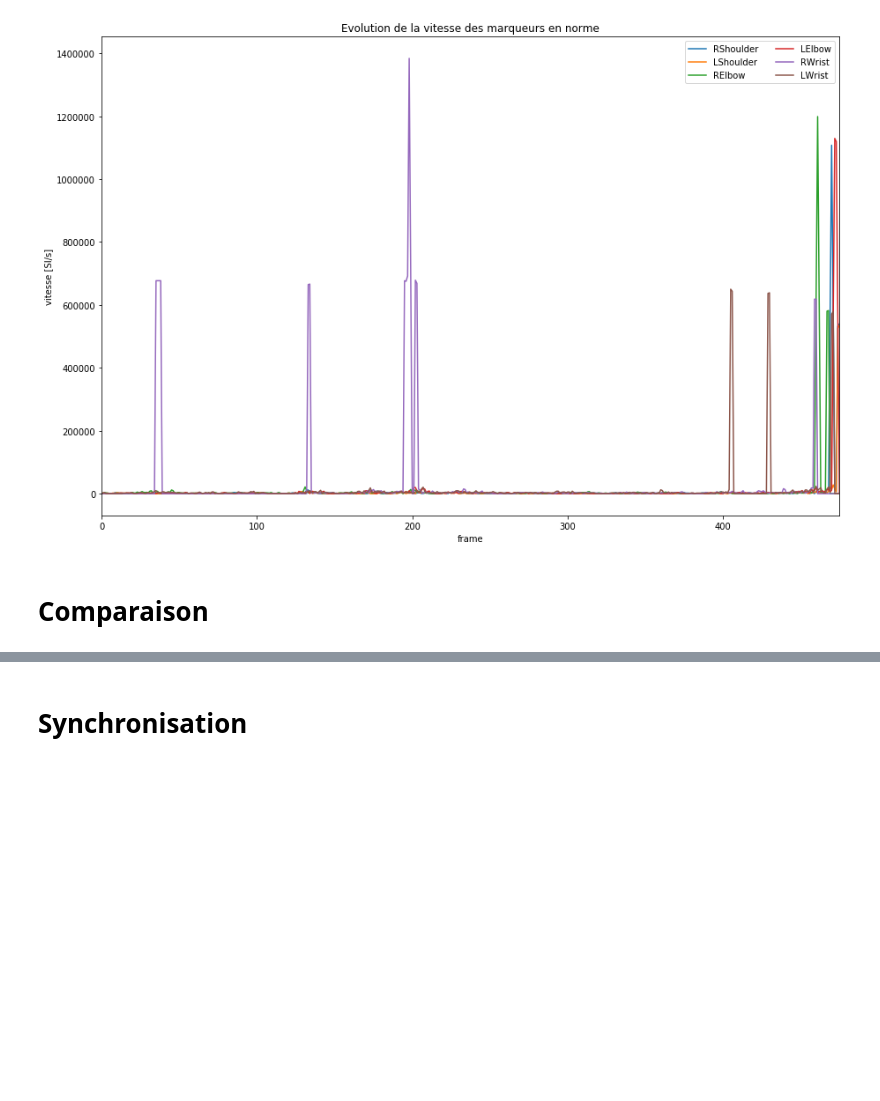
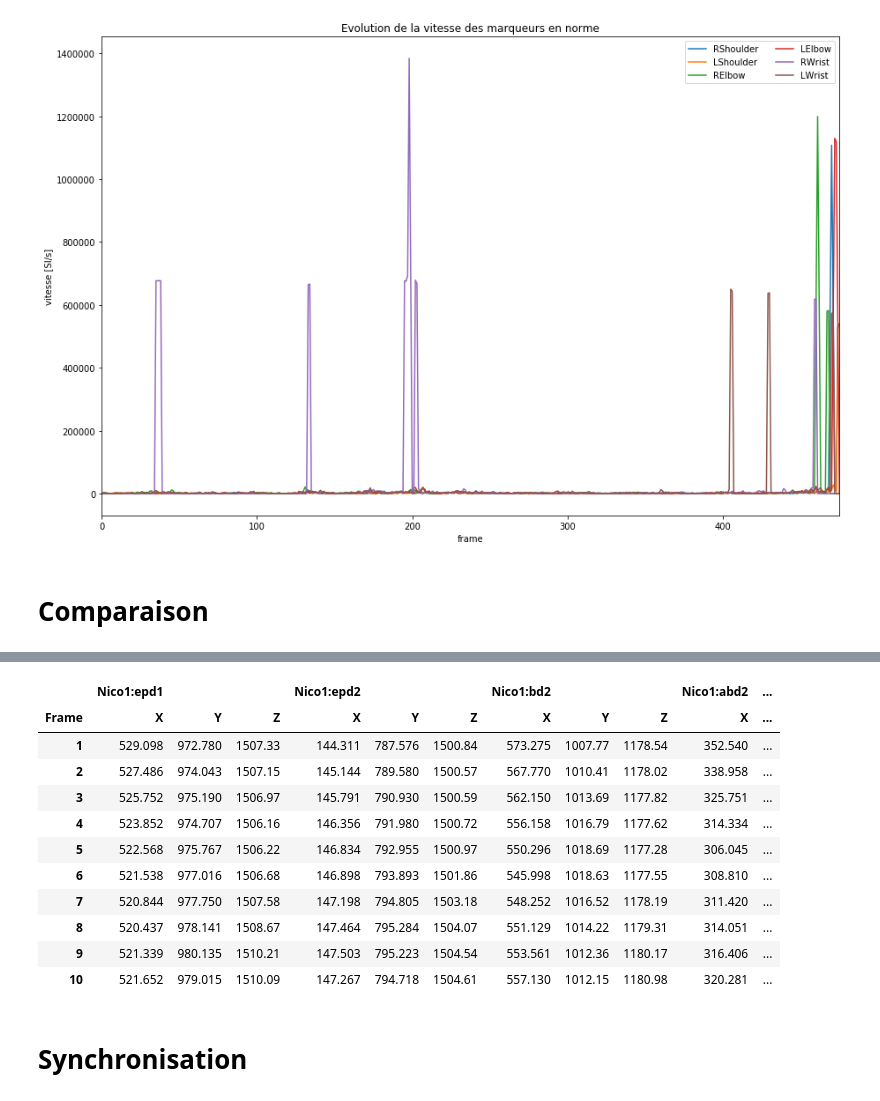
Before and after one commit to AmigoCap/MultiAcqui, a Jupyter notebook: 211019_NicoGabin_carre/01-Comparaison_Mocap_OpenPose_Square.ipynb, the cells around one changed output, grey strips where cells are left out. Saved outputs shown, nothing was run; the diff lists cells and outputs as text; code cells hidden in the pictures; blank space fills up the shorter version.

```diff
--- a/211019_NicoGabin_carre/01-Comparaison_Mocap_OpenPose_Square.ipynb
+++ b/211019_NicoGabin_carre/01-Comparaison_Mocap_OpenPose_Square.ipynb
@@ -416,3 +503,18 @@ Tracer différence entre Mocap et tracking en fonction de confiance
+# %%
+mocap_data.head(10)
+# %% [output]
+|  | Nico1:epd1 |  |  | Nico1:epd2 |  |  | Nico1:bd2 |  |  | Nico1:abd2 | ... |
+| Frame | X | Y | Z | X | Y | Z | X | Y | Z | X | ... |
+| 1 | 529.098 | 972.780 | 1507.33 | 144.311 | 787.576 | 1500.84 | 573.275 | 1007.77 | 1178.54 | 352.540 | ... |
+| 2 | 527.486 | 974.043 | 1507.15 | 145.144 | 789.580 | 1500.57 | 567.770 | 1010.41 | 1178.02 | 338.958 | ... |
+| 3 | 525.752 | 975.190 | 1506.97 | 145.791 | 790.930 | 1500.59 | 562.150 | 1013.69 | 1177.82 | 325.751 | ... |
+| 4 | 523.852 | 974.707 | 1506.16 | 146.356 | 791.980 | 1500.72 | 556.158 | 1016.79 | 1177.62 | 314.334 | ... |
+| 5 | 522.568 | 975.767 | 1506.22 | 146.834 | 792.955 | 1500.97 | 550.296 | 1018.69 | 1177.28 | 306.045 | ... |
+| 6 | 521.538 | 977.016 | 1506.68 | 146.898 | 793.893 | 1501.86 | 545.998 | 1018.63 | 1177.55 | 308.810 | ... |
+| 7 | 520.844 | 977.750 | 1507.58 | 147.198 | 794.805 | 1503.18 | 548.252 | 1016.52 | 1178.19 | 311.420 | ... |
+| 8 | 520.437 | 978.141 | 1508.67 | 147.464 | 795.284 | 1504.07 | 551.129 | 1014.22 | 1179.31 | 314.051 | ... |
+| 9 | 521.339 | 980.135 | 1510.21 | 147.503 | 795.223 | 1504.54 | 553.561 | 1012.36 | 1180.17 | 316.406 | ... |
+| 10 | 521.652 | 979.015 | 1510.09 | 147.267 | 794.718 | 1504.61 | 557.130 | 1012.15 | 1180.98 | 320.281 | ... |
 # %% [markdown]
 # Synchronisation
 # %% [markdown]
```
Also changed, not shown: parts of 11 cells of this notebook.
